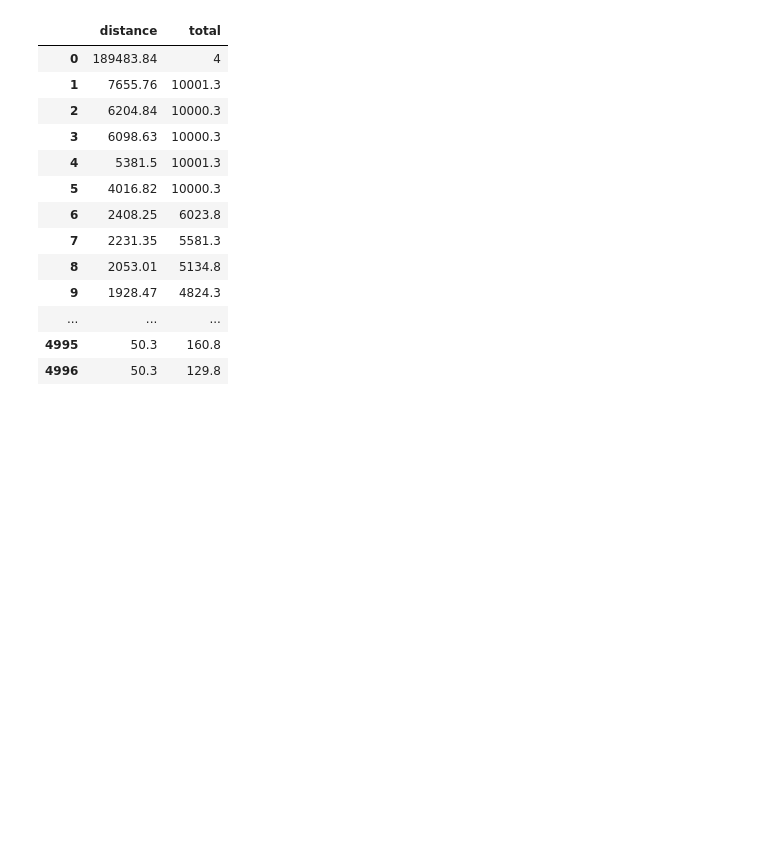
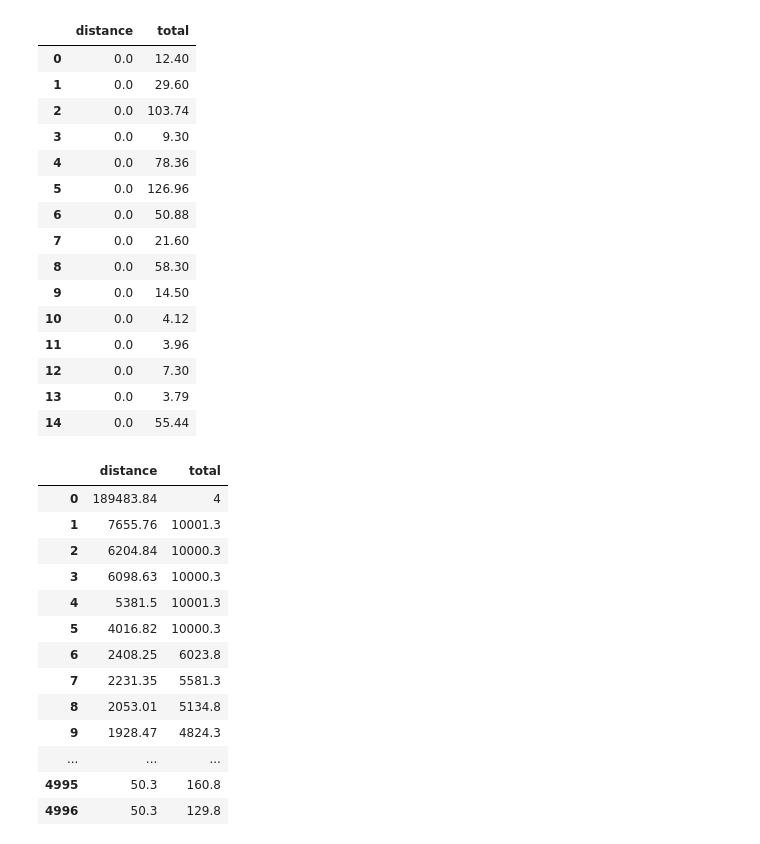
Before and after one commit to lorarjohns/nyc_taxi_bigquery, a Jupyter notebook: ds4a/ds4a/nyc-taxi.ipynb, the cells around one changed output. Saved outputs shown, nothing was run; the diff lists cells and outputs as text; code cells hidden in the pictures; blank space fills up the shorter version.

```diff
--- a/ds4a/ds4a/nyc-taxi.ipynb
+++ b/ds4a/ds4a/nyc-taxi.ipynb
@@ -202,0 +247,22 @@ total_amount = client.query(sql).to_dataframe()
+# %%
+'''Oh boy, lots of zero-distance trips! I guess the taximeter was not engaged?
+This will mess up our analysis, if we don't deal with it...
+'''
+min_dist
+# %% [output]
+|  | distance | total |
+| 0 | 0.0 | 12.40 |
+| 1 | 0.0 | 29.60 |
+| 2 | 0.0 | 103.74 |
+| 3 | 0.0 | 9.30 |
+| 4 | 0.0 | 78.36 |
+| 5 | 0.0 | 126.96 |
+| 6 | 0.0 | 50.88 |
+| 7 | 0.0 | 21.60 |
+| 8 | 0.0 | 58.30 |
+| 9 | 0.0 | 14.50 |
+| 10 | 0.0 | 4.12 |
+| 11 | 0.0 | 3.96 |
+| 12 | 0.0 | 7.30 |
+| 13 | 0.0 | 3.79 |
+| 14 | 0.0 | 55.44 |
```
Also changed, not shown: parts of 15 cells of this notebook, 4 other files.
